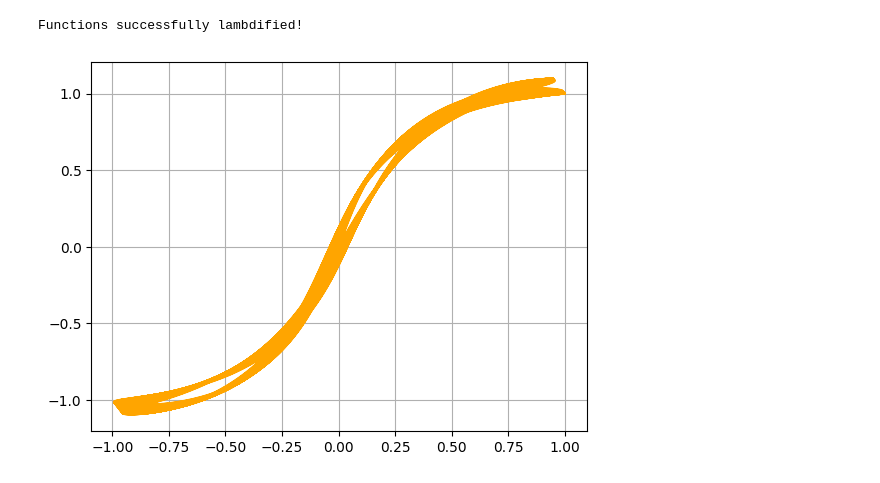
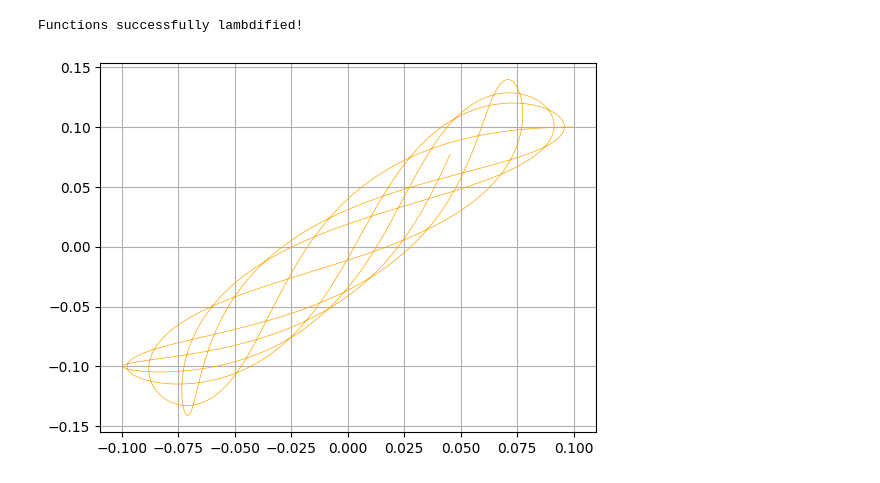
Before and after one commit to SUPARNAJIT-lang/Double_pendulum, a Jupyter notebook: Double_pendulum.ipynb, the cells around one changed output. Saved outputs shown, nothing was run; the diff lists cells and outputs as text; code cells hidden in the pictures.

```diff
--- a/Double_pendulum.ipynb
+++ b/Double_pendulum.ipynb
@@ -62,34 +62,34 @@ display(sol[θ22])
 inputs = (θ1, θ2, θ11, θ21,t)
 
 # Lambdify the two acceleration solutions
 # 'numpy' argument tells SymPy to use np.sin, np.cos, etc.
 a1 = sp.lambdify(inputs, sol[θ12], 'numpy')
 a2 = sp.lambdify(inputs, sol[θ22], 'numpy')
 
 
 
 print("Functions successfully lambdified!")
 
 import matplotlib.pyplot as plt
 from scipy.integrate import odeint
 import numpy as np
 
 def acc(state,t):
     θ1,θ2,θ11,θ21=state
     A1=a1(θ1,θ2,θ11,θ21,t)
     A2=a2(θ1,θ2,θ11,θ21,t)
     return (θ11,θ21,A1,A2)
 
-t=np.linspace(0.00001,100,10000)
+t=np.linspace(0,10,10000)
 
-state0=(1,1,0,0)
+state0=(0.1,0.1,0,0)
 
 sol=odeint(acc,state0,t)
 
-plt.plot(sol.T[0],sol.T[1],color="orange")
+plt.plot(sol.T[0],sol.T[1],color="orange",lw=0.5)
 plt.grid(True)
 # %% [output]
 $\displaystyle \frac{\sin{\left(\theta_{1}{\left(t \right)} - \theta_{2}{\left(t \right)} \right)} \cos{\left(\theta_{1}{\left(t \right)} - \theta_{2}{\left(t \right)} \right)} \left(\frac{d}{d t} \theta_{1}{\left(t \right)}\right)^{2}}{\cos^{2}{\left(\theta_{1}{\left(t \right)} - \theta_{2}{\left(t \right)} \right)} - 2} + \frac{\sin{\left(\theta_{1}{\left(t \right)} - \theta_{2}{\left(t \right)} \right)} \left(\frac{d}{d t} \theta_{2}{\left(t \right)}\right)^{2}}{\cos^{2}{\left(\theta_{1}{\left(t \right)} - \theta_{2}{\left(t \right)} \right)} - 2} + \frac{20 \sin{\left(\theta_{1}{\left(t \right)} \right)}}{\cos^{2}{\left(\theta_{1}{\left(t \right)} - \theta_{2}{\left(t \right)} \right)} - 2} - \frac{10 \sin{\left(\theta_{2}{\left(t \right)} \right)} \cos{\left(\theta_{1}{\left(t \right)} - \theta_{2}{\left(t \right)} \right)}}{\cos^{2}{\left(\theta_{1}{\left(t \right)} - \theta_{2}{\left(t \right)} \right)} - 2}$
 $\displaystyle - \frac{\sin{\left(\theta_{1}{\left(t \right)} - \theta_{2}{\left(t \right)} \right)} \cos{\left(\theta_{1}{\left(t \right)} - \theta_{2}{\left(t \right)} \right)} \left(\frac{d}{d t} \theta_{2}{\left(t \right)}\right)^{2}}{\cos^{2}{\left(\theta_{1}{\left(t \right)} - \theta_{2}{\left(t \right)} \right)} - 2} - \frac{2 \sin{\left(\theta_{1}{\left(t \right)} - \theta_{2}{\left(t \right)} \right)} \left(\frac{d}{d t} \theta_{1}{\left(t \right)}\right)^{2}}{\cos^{2}{\left(\theta_{1}{\left(t \right)} - \theta_{2}{\left(t \right)} \right)} - 2} - \frac{20 \sin{\left(\theta_{1}{\left(t \right)} \right)} \cos{\left(\theta_{1}{\left(t \right)} - \theta_{2}{\left(t \right)} \right)}}{\cos^{2}{\left(\theta_{1}{\left(t \right)} - \theta_{2}{\left(t \right)} \right)} - 2} + \frac{20 \sin{\left(\theta_{2}{\left(t \right)} \right)}}{\cos^{2}{\left(\theta_{1}{\left(t \right)} - \theta_{2}{\left(t \right)} \right)} - 2}$
 Functions successfully lambdified!
-[figure, old version]
+[figure, new version]
```
